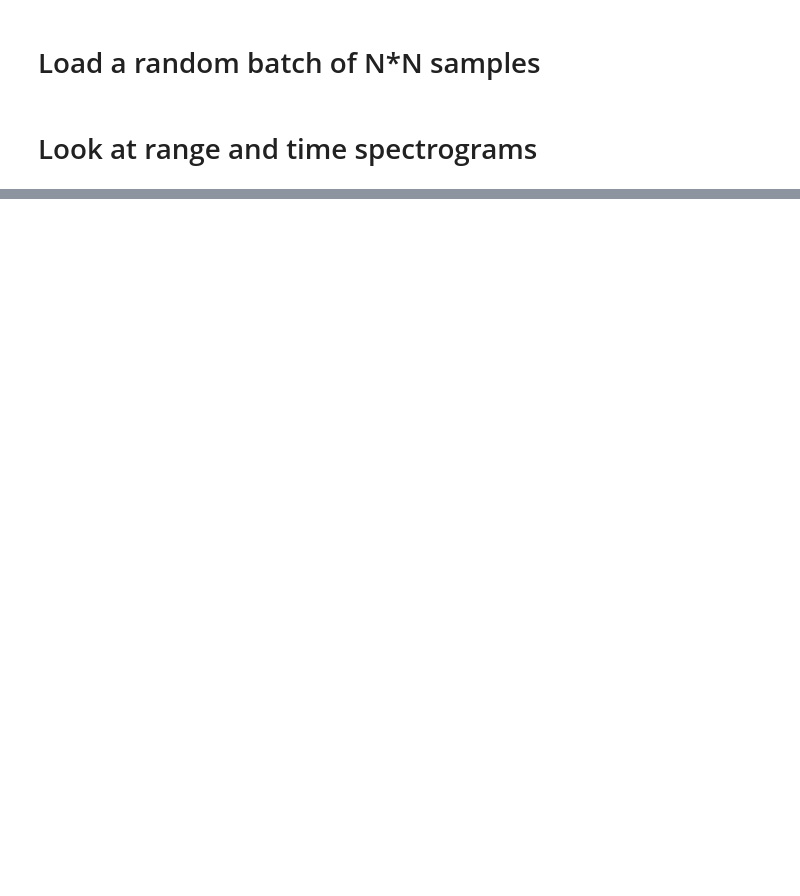
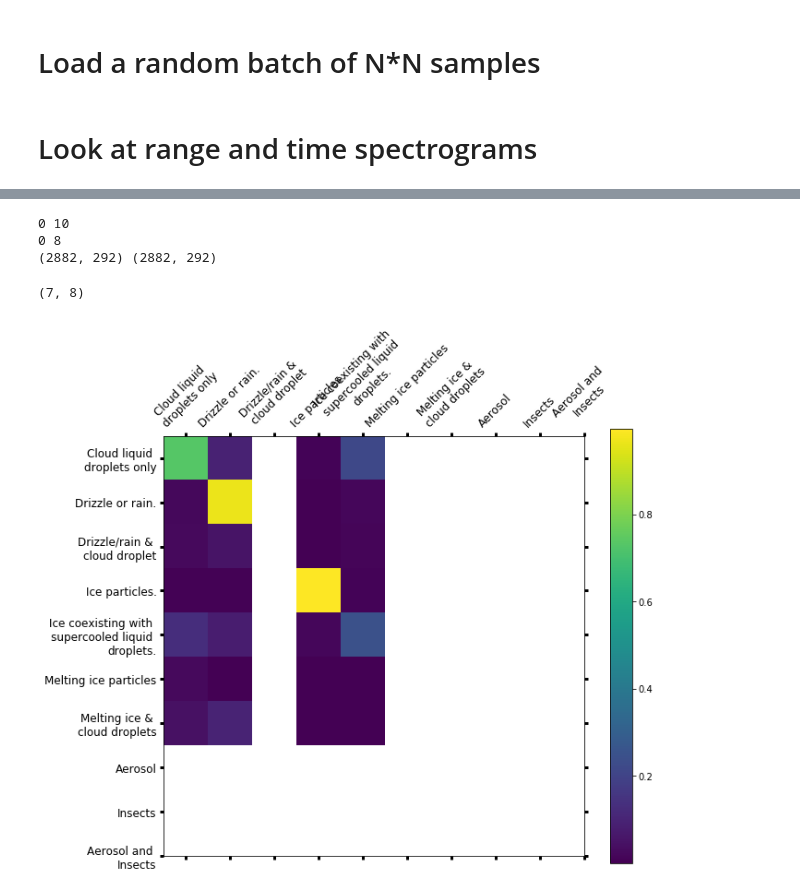
Before and after one commit to KarlJohnsonnn/voodoo_quicklooks, a Jupyter notebook: voodoo_quicklooks.ipynb, the cells around one changed output, grey strips where cells are left out. Cells and saved outputs as stored; diff of their text form; code cells hidden in the pictures; blank space fills up the shorter version.

```diff
--- a/voodoo_quicklooks.ipynb
+++ b/voodoo_quicklooks.ipynb
@@ -562,6 +592,16 @@ _, _ = _plot_classificaiton(voodoo_xr, 'target_classification', title='COUDNETpy
 # %%
 training_mask = utl.load_training_mask(voodoo_xr.target_classification.values, voodoo_xr.detection_status.values, 'CLOUDNETpy94')
 
+targets = utl.classes_to_one_hot(voodoo_xr.target_classification.values, training_mask)
 pred = utl.classes_to_one_hot(voodoo_xr.voodoo_classification.values, training_mask)
+# %%
+print(np.min(voodoo_xr.target_classification.values), np.max(voodoo_xr.target_classification.values))
+print(np.min(voodoo_xr.voodoo_classification.values), np.max(voodoo_xr.voodoo_classification.values))
+
+print(voodoo_xr.target_classification.shape, voodoo_xr.target_classification.shape)
+# %% [output]
+0 10
+0 8
+(2882, 292) (2882, 292)
 # %%
 import pandas as pd
@@ -572,16 +612,34 @@ df_conf_norm = df_confusion / df_confusion.sum(axis=1)
-# %%
-print(df_confusion)
-def plot_confusion_matrix(df_confusion, title='Confusion matrix', cmap=plt.cm.gray_r):
-    df_confusion.mask(df_confusion > 1.0)
-    plt.matshow(df_confusion, cmap='coolwarm')#, norm=matplotlib.colors.LogNorm()) # imshow
-    #plt.title(title)
-    plt.colorbar()
-    tick_marks = np.arange(11)
-    plt.xticks(tick_marks, Colormaps.target_names, rotation=45)
-    plt.yticks(tick_marks, Colormaps.target_names)
-    #plt.tight_layout()
-    #plt.ylabel(df_confusion.index.name)
-    #plt.xlabel(df_confusion.columns.name)
-
-#plot_confusion_matrix(df_confusion)
-plot_confusion_matrix(df_conf_norm)
+# %%
+def plot_confusion_matrix(df_confusion, title='Confusion matrix', cmap=plt.cm.gray_r):
+
+    fig, ax = plt.subplots(nrows=1, ncols=1, figsize=(10, 10))
+
+    df_confusion.mask(df_confusion > 1.0)
+    mat = ax.imshow(df_confusion, cmap='viridis')#, norm=matplotlib.colors.LogNorm(vmin=1.0e-2, vmax=1)) # imshow
+    #ax.title(title)
+    cbar = fig.colorbar(mat, shrink=0.75)
+
+    # We want to show all ticks...
+    names = Colormaps.target_names[1:]
+    ax.set_xticks(np.arange(len(names)))
+    ax.set_yticks(np.arange(len(names)))
+
+    # ... and label them with the respective list entries
+    ax.set_xticklabels(names, rotation=45)
+    ax.set_yticklabels(names)
+
+    # Let the horizontal axes labeling appear on top.
+    ax.tick_params(top=True, bottom=True,
+                   labeltop=True, labelbottom=False)
+
+    load_xy_style(ax, xlabel='', ylabel='')
+
+    fig.tight_layout()
+
+    return fig, ax
+
+plot_confusion_matrix(df_conf_norm)
+print(df_conf_norm.shape)
+# %% [output]
+(7, 8)
+[figure, added]
```
Also changed, not shown: parts of 6 cells of this notebook, 8 other files.
